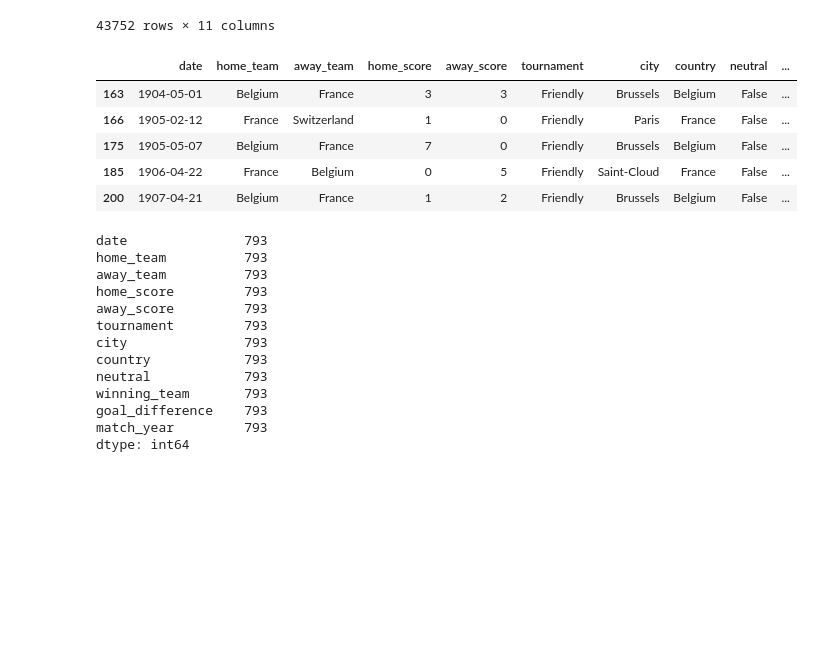
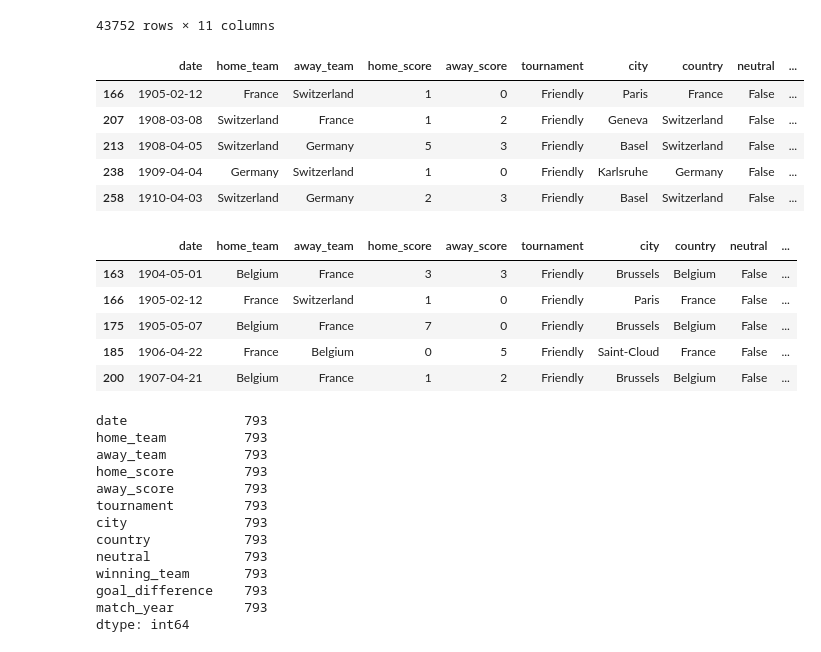
Before and after one commit to RyanJTalbot/bookcamp, a Jupyter notebook: world_cup/kaggle_2022/World Cup prediction *.ipynb, the cells around one changed output. Drawn from its saved outputs; the diff is of its cells as text; code cells hidden in the pictures; blank space fills up the shorter version.

```diff
--- a/world_cup/kaggle_2022/World Cup prediction .ipynb
+++ b/world_cup/kaggle_2022/World Cup prediction *.ipynb
@@ -66,6 +66,17 @@ results
 | 43750 | 2022-06-14 | Japan | Tunisia | 0 | 3 | Kirin Cup | Suita | Japan | False | ... |
 | 43751 | 2022-06-14 | South Korea | Egypt | 4 | 1 | Friendly | Seoul | South Korea | False | ... |
 43752 rows × 11 columns
+# %%
+schweiz = results[(results['home_team'] == 'Switzerland') | (results['away_team'] == 'Switzerland')]
+swiss = schweiz.iloc[:]
+swiss.head()
+# %% [output]
+|  | date | home_team | away_team | home_score | away_score | tournament | city | country | neutral | ... |
+| 166 | 1905-02-12 | France | Switzerland | 1 | 0 | Friendly | Paris | France | False | ... |
+| 207 | 1908-03-08 | Switzerland | France | 1 | 2 | Friendly | Geneva | Switzerland | False | ... |
+| 213 | 1908-04-05 | Switzerland | Germany | 5 | 3 | Friendly | Basel | Switzerland | False | ... |
+| 238 | 1909-04-04 | Germany | Switzerland | 1 | 0 | Friendly | Karlsruhe | Germany | False | ... |
+| 258 | 1910-04-03 | Switzerland | Germany | 2 | 3 | Friendly | Basel | Switzerland | False | ... |
 # %%
 df = results[(results['home_team'] == 'France') | (results['away_team'] == 'France')]
 france = df.iloc[:]
```
Also changed, not shown: parts of 1 cell of this notebook, 4 other files.
